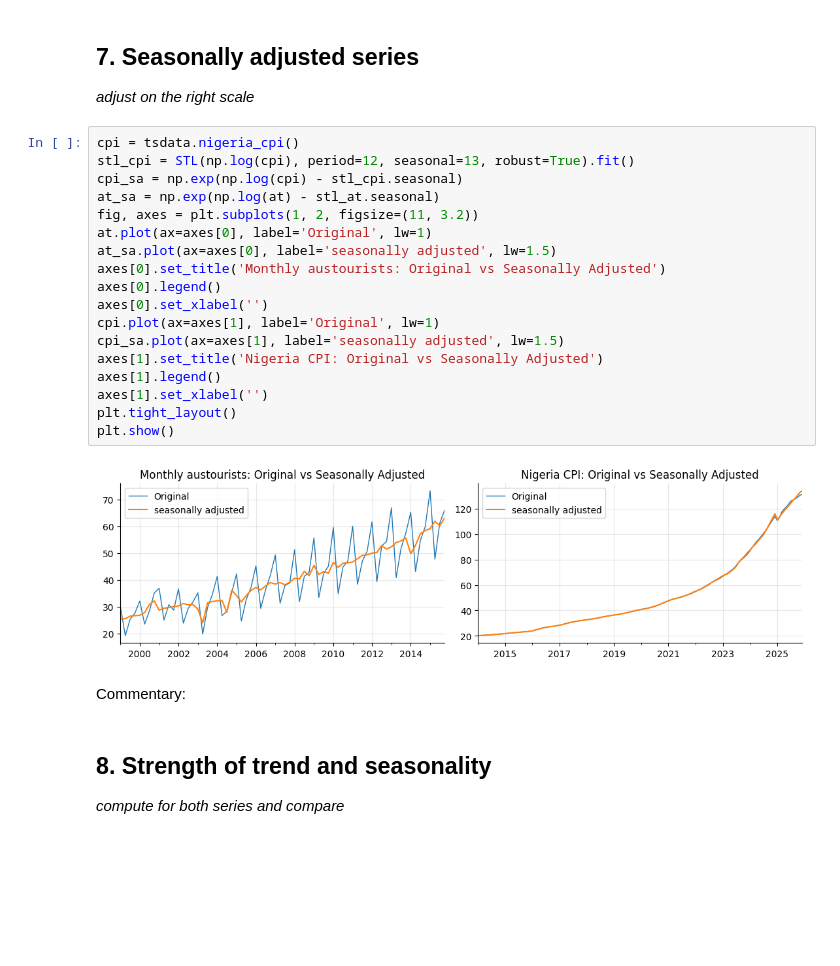
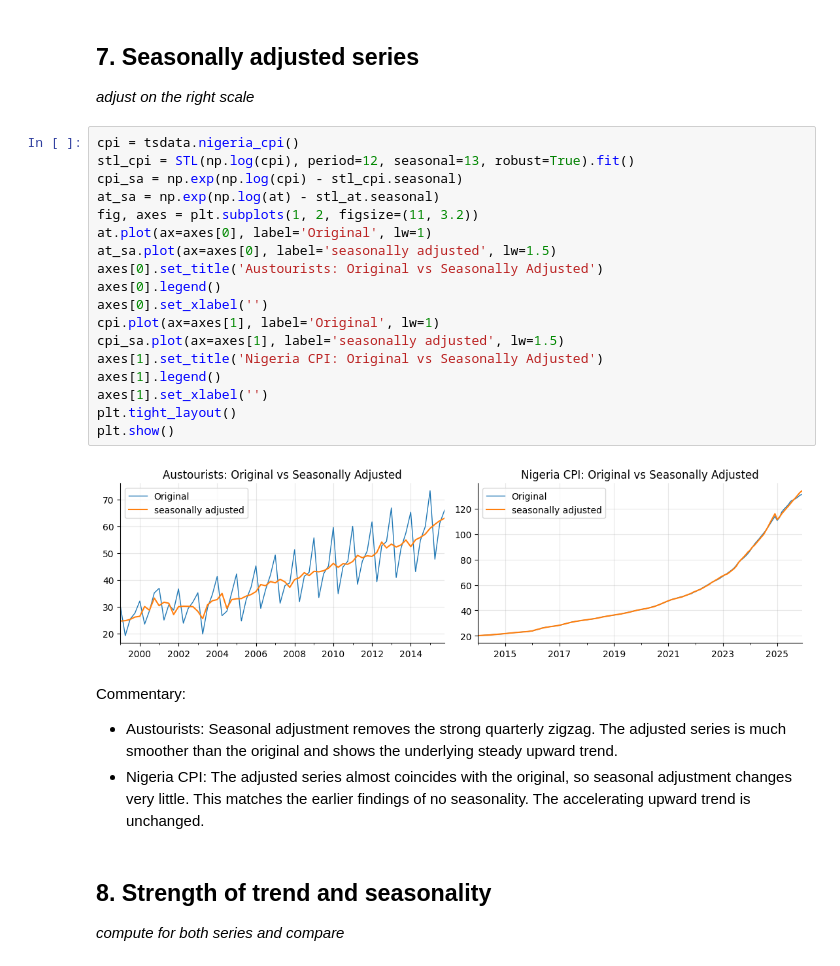
Before and after one commit to Favour-Fregene/NUTDTS816_Course_Repository, a Jupyter notebook: notebooks/assessments/A1_starter.ipynb, the cells around one changed output. Drawn from its saved outputs; the diff is of its cells as text; blank space fills up the shorter version.

```diff
--- a/notebooks/assessments/A1_starter.ipynb
+++ b/notebooks/assessments/A1_starter.ipynb
@@ -405,25 +415,27 @@ Commentary:
 # %%
 cpi = tsdata.nigeria_cpi()
 stl_cpi = STL(np.log(cpi), period=12, seasonal=13, robust=True).fit()
 cpi_sa = np.exp(np.log(cpi) - stl_cpi.seasonal)
 at_sa = np.exp(np.log(at) - stl_at.seasonal)
 fig, axes = plt.subplots(1, 2, figsize=(11, 3.2))
 at.plot(ax=axes[0], label='Original', lw=1)
 at_sa.plot(ax=axes[0], label='seasonally adjusted', lw=1.5)
-axes[0].set_title('Monthly austourists: Original vs Seasonally Adjusted')
+axes[0].set_title('Austourists: Original vs Seasonally Adjusted')
 axes[0].legend()
 axes[0].set_xlabel('')
 cpi.plot(ax=axes[1], label='Original', lw=1)
 cpi_sa.plot(ax=axes[1], label='seasonally adjusted', lw=1.5)
 axes[1].set_title('Nigeria CPI: Original vs Seasonally Adjusted')
 axes[1].legend()
 axes[1].set_xlabel('')
 plt.tight_layout()
 plt.show()
 # %% [output]
-[figure, old version]
+[figure, new version]
 # %% [markdown]
 Commentary:
+*   Austourists: Seasonal adjustment removes the strong quarterly zigzag. The adjusted series is much smoother than the original and shows the underlying steady upward trend.
+*   Nigeria CPI: The adjusted series almost coincides with the original, so seasonal adjustment changes very little. This matches the earlier findings of no seasonality. The accelerating upward trend is unchanged.
 # %% [markdown]
 ## 8. Strength of trend and seasonality
 
```
Also changed, not shown: parts of 2 cells of this notebook.
